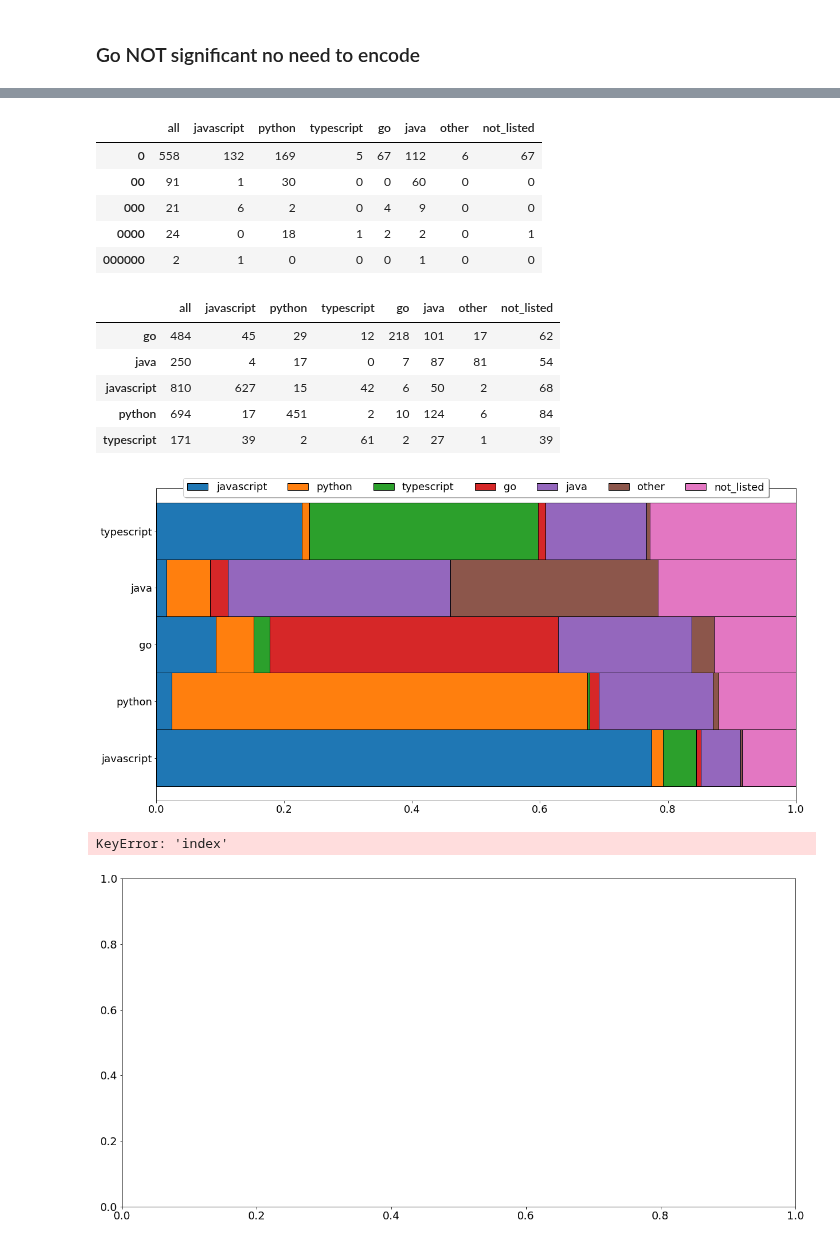
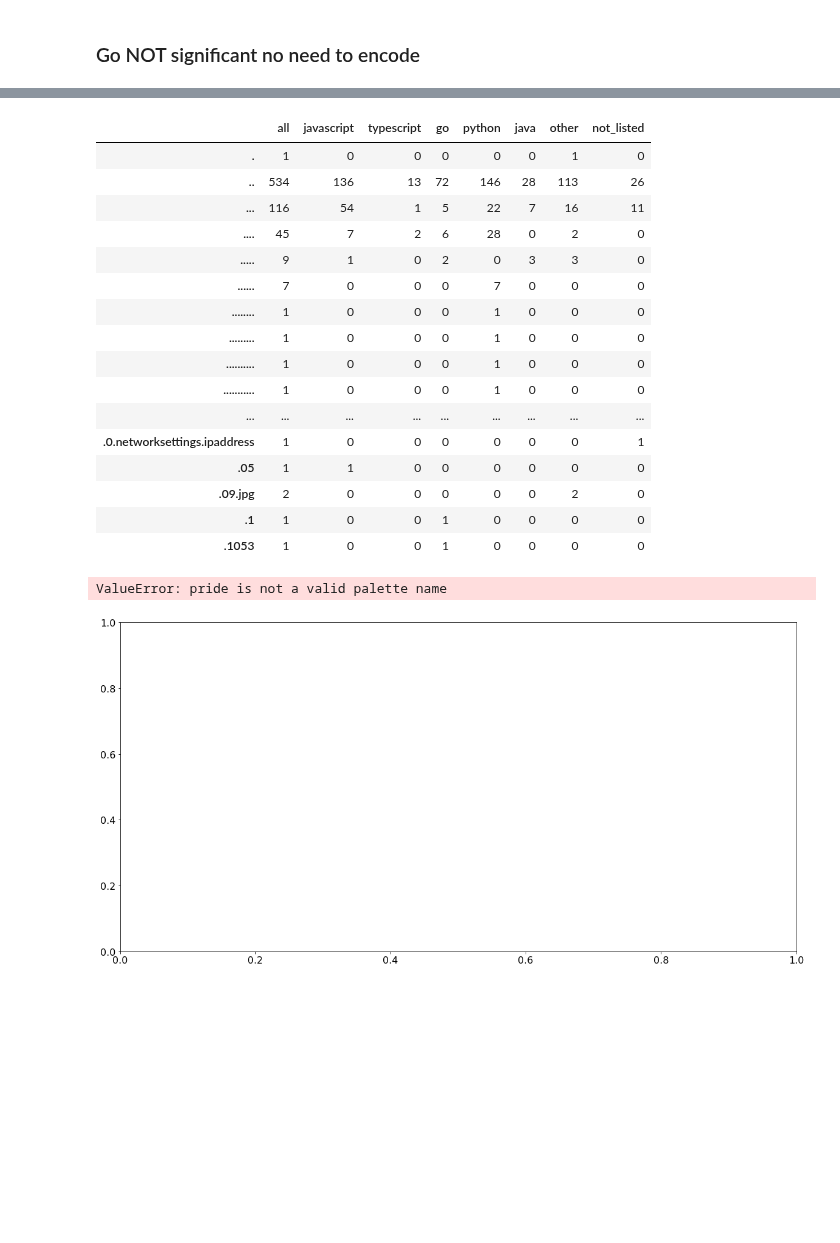
Before and after one commit to L-G-B-Team/nlp-project, a Jupyter notebook: mark_explore.ipynb, the cells around one changed output, grey strips where cells are left out. Drawn from its saved outputs; the diff is of its cells as text; code cells hidden in the pictures; blank space fills up the shorter version.

Commit message:
Update language name exploration

```diff
--- a/mark_explore.ipynb
+++ b/mark_explore.ipynb
@@ -153,16 +153,26 @@ not_listed_freq = e.get_ngram_frequency(not_listed.lemmatized)
 java_words_freq = e.get_ngram_frequency(java.lemmatized)
 all_words_freq = e.get_ngram_frequency(train.lemmatized)
 # %%
-word_counts = (pd.concat([all_words_freq, javascript_words_freq, python_words_freq,typescript_words_freq,go_words_freq,other_series_freq, java_words_freq, not_listed_freq], axis=1, sort=True)
-                .set_axis(['all', 'javascript', 'python', 'typescript', 'go', 'java','other','not_listed'], axis=1, inplace=False)
+word_counts = (pd.concat([all_words_freq, javascript_words_freq,typescript_words_freq,go_words_freq, python_words_freq, java_words_freq, other_series_freq, not_listed_freq], axis=1, sort=True)
+                .set_axis(['all', 'javascript','typescript','go', 'python', 'java','other','not_listed'], axis=1, inplace=False)
                 .fillna(0)
                 .apply(lambda s: s.astype(int)))
-
-word_counts.head()
+word_counts_limited = word_counts[(word_counts.index=='javascript') | (word_counts.index=='python') | (word_counts.index=='typescript') | (word_counts.index=='go') | (word_counts.index=='java')]
 # %% [output]
-|  | all | javascript | python | typescript | go | java | other | not_listed |
-| 0 | 558 | 132 | 169 | 5 | 67 | 112 | 6 | 67 |
-| 00 | 91 | 1 | 30 | 0 | 0 | 60 | 0 | 0 |
-| 000 | 21 | 6 | 2 | 0 | 4 | 9 | 0 | 0 |
-| 0000 | 24 | 0 | 18 | 1 | 2 | 2 | 0 | 1 |
-| 000000 | 2 | 1 | 0 | 0 | 0 | 1 | 0 | 0 |
+|  | all | javascript | typescript | go | python | java | other | not_listed |
+| . | 1 | 0 | 0 | 0 | 0 | 0 | 1 | 0 |
+| .. | 534 | 136 | 13 | 72 | 146 | 28 | 113 | 26 |
+| ... | 116 | 54 | 1 | 5 | 22 | 7 | 16 | 11 |
+| .... | 45 | 7 | 2 | 6 | 28 | 0 | 2 | 0 |
+| ..... | 9 | 1 | 0 | 2 | 0 | 3 | 3 | 0 |
+| ...... | 7 | 0 | 0 | 0 | 7 | 0 | 0 | 0 |
+| ........ | 1 | 0 | 0 | 0 | 1 | 0 | 0 | 0 |
+| ......... | 1 | 0 | 0 | 0 | 1 | 0 | 0 | 0 |
+| .......... | 1 | 0 | 0 | 0 | 1 | 0 | 0 | 0 |
+| ........... | 1 | 0 | 0 | 0 | 1 | 0 | 0 | 0 |
+| ... | ... | ... | ... | ... | ... | ... | ... | ... |
+| .0.networksettings.ipaddress | 1 | 0 | 0 | 0 | 0 | 0 | 0 | 1 |
+| .05 | 1 | 1 | 0 | 0 | 0 | 0 | 0 | 0 |
+| .09.jpg | 2 | 0 | 0 | 0 | 0 | 0 | 2 | 0 |
+| .1 | 1 | 0 | 0 | 1 | 0 | 0 | 0 | 0 |
+| .1053 | 1 | 0 | 0 | 1 | 0 | 0 | 0 | 0 |
@@ -171,46 +179,19 @@ word_counts_limited = word_counts[(word_counts.index=='javascript') | (word_coun
-# %%
-word_counts_limited
-# %% [output]
-|  | all | javascript | python | typescript | go | java | other | not_listed |
-| go | 484 | 45 | 29 | 12 | 218 | 101 | 17 | 62 |
-| java | 250 | 4 | 17 | 0 | 7 | 87 | 81 | 54 |
-| javascript | 810 | 627 | 15 | 42 | 6 | 50 | 2 | 68 |
-| python | 694 | 17 | 451 | 2 | 10 | 124 | 6 | 84 |
-| typescript | 171 | 39 | 2 | 61 | 2 | 27 | 1 | 39 |
 # %%
 fig = plt.figure(figsize=(20, 10))
 ax = plt.subplot(111)
-plt.rcParams.update({'font.size': 18})
+plt.rcParams.update({'font.size': 16})
 
 (word_counts_limited.sort_values('all', ascending=False)
  .head(20)
  .apply(lambda row: row/row['all'], axis = 1)
  .drop(columns = 'all')
- .plot.barh(stacked = True, width = 1, ec = 'k', legend=False, ax=ax)
+ .sort_values(by='javascript')
+ .plot.barh(stacked = True, width = 1, ec = 'k', legend=False, ax=ax, color=sns.color_palette('pride'))
 )
 ax.legend(loc='upper center', bbox_to_anchor=(0.5, 1.05),
           ncol=7, fancybox=True, shadow=True)
 ax.set_xlim(0,1)
 plt.show()
 # %% [output]
+ValueError: pride is not a valid palette name
-[figure, old version]
+[figure, new version]
-# %%
-fig = plt.figure(figsize=(20, 10))
-ax = plt.subplot(111)
-plt.rcParams.update({'font.size': 18})
-
-(word_counts_limited.sort_values('all', ascending=False)
- .head(20)
- .apply(lambda row: row/row['all'], axis = 1)
- .drop(columns = 'all')
- .sort_values(by='index')
- .plot.barh(stacked = True, width = 1, ec = 'k', legend=False, ax=ax)
-)
-ax.legend(loc='upper center', bbox_to_anchor=(0.5, 1.05),
-          ncol=7, fancybox=True, shadow=True)
-ax.set_xlim(0,1)
-
-plt.show()
-# %% [output]
-KeyError: 'index'
-[figure, removed]
```
Also changed, not shown: parts of 7 cells of this notebook.
